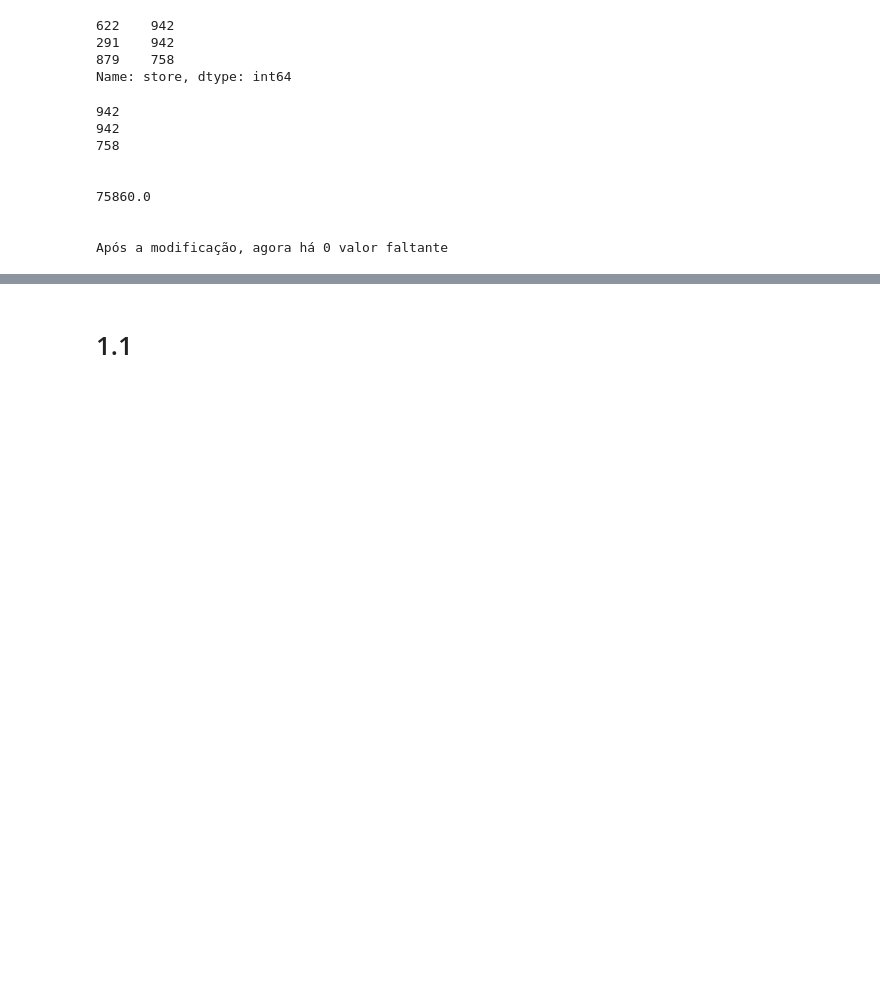
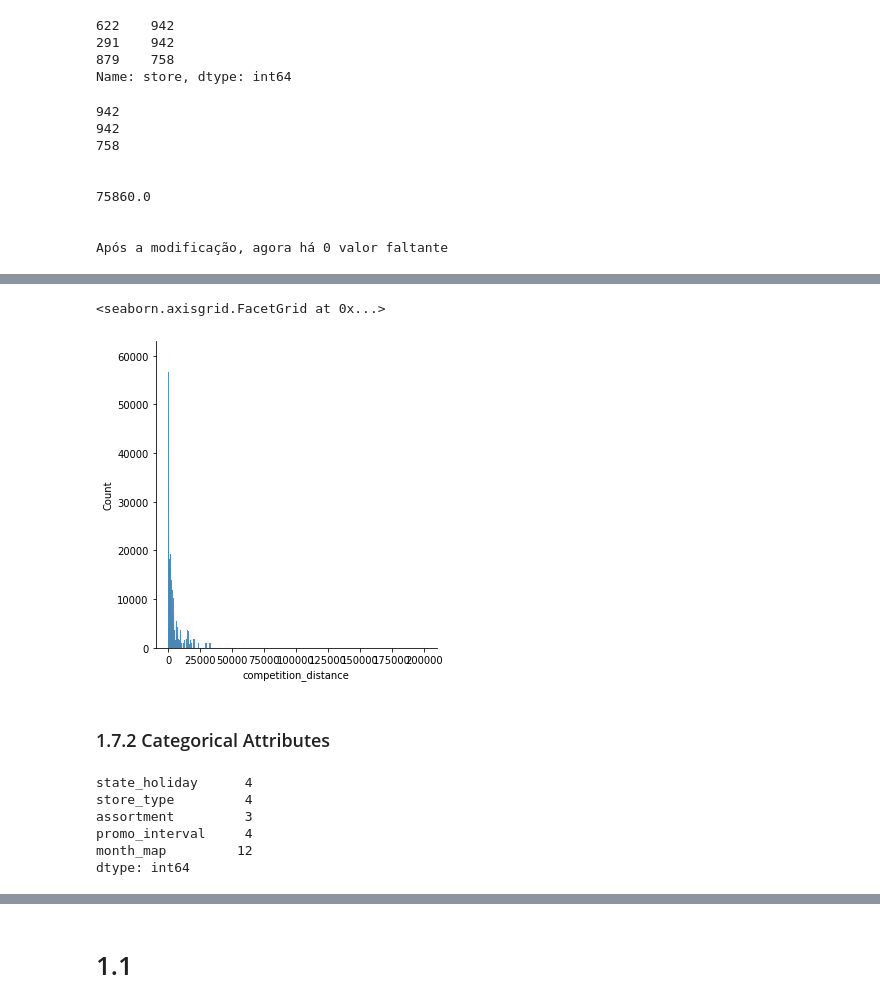
Before and after one commit to renato-favarin/ds_em_producao, a Jupyter notebook: ds_em_producao.ipynb, the cells around one changed output, grey strips where cells are left out. Drawn from its saved outputs; the diff is of its cells as text; code cells hidden in the pictures; blank space fills up the shorter version.

```diff
--- a/ds_em_producao.ipynb
+++ b/ds_em_producao.ipynb
@@ -223,0 +317,16 @@ dtype: int64
+# %%
+sns.displot(df1["competition_distance"])
+# %% [output]
+<seaborn.axisgrid.FacetGrid at 0x...>
+[figure, added]
+# %% [markdown]
+### 1.7.2 Categorical Attributes
+# %%
+cat_attributes.apply(lambda x: x.unique().shape[0])
+# %% [output]
+state_holiday      4
+store_type         4
+assortment         3
+promo_interval     4
+month_map         12
+dtype: int64
```
Also changed, not shown: parts of 19 cells of this notebook.
